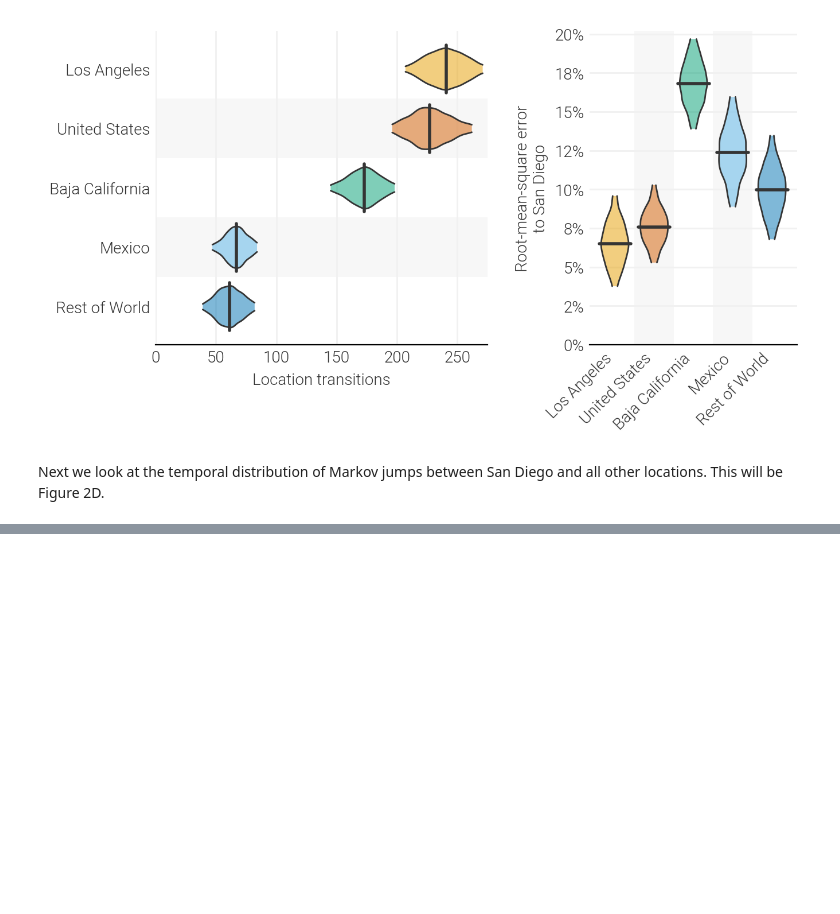
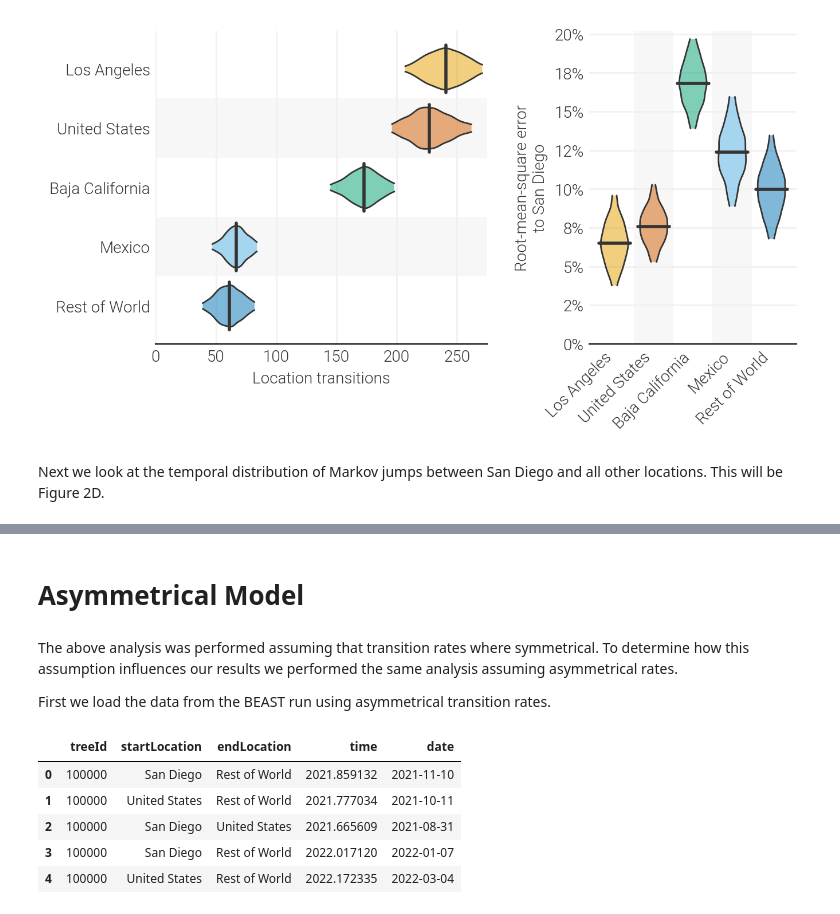
Before and after one commit to andersen-lab/project_2023_SARS-CoV-2_Connectivity, a Jupyter notebook: analyses/figure2_jumps-into-san-diego.ipynb, the cells around one changed output, grey strips where cells are left out. Drawn from its saved outputs; the diff is of its cells as text; code cells hidden in the pictures; blank space fills up the shorter version.

```diff
--- a/analyses/figure2_jumps-into-san-diego.ipynb
+++ b/analyses/figure2_jumps-into-san-diego.ipynb
@@ -311,0 +314,19 @@ plt.show()
+# %% [markdown]
+# Asymmetrical Model
+# %% [markdown]
+The above analysis was performed assuming that transition rates where symmetrical. To determine how this assumption influences our results we performed the same analysis assuming asymmetrical rates.
+
+First we load the data from the BEAST run using asymmetrical transition rates.
+# %%
+jumps = pd.read_csv( "../data/2022-11-17_exponential_fixed_discrete_asym.Location.history.csv" )
+jumps["date"] = jumps["time"].apply( dec_to_date )
+jumps["date"] = jumps["date"].dt.normalize()
+#jumps = jumps.loc[jumps["treeId"]>jumps["treeId"].max()*0.1]
+jumps.head()
+# %% [output]
+|  | treeId | startLocation | endLocation | time | date |
+| 0 | 100000 | San Diego | Rest of World | 2021.859132 | 2021-11-10 |
+| 1 | 100000 | United States | Rest of World | 2021.777034 | 2021-10-11 |
+| 2 | 100000 | San Diego | United States | 2021.665609 | 2021-08-31 |
+| 3 | 100000 | San Diego | Rest of World | 2022.017120 | 2022-01-07 |
+| 4 | 100000 | United States | Rest of World | 2022.172335 | 2022-03-04 |
```
Also changed, not shown: parts of 6 cells of this notebook, 53 other files.
